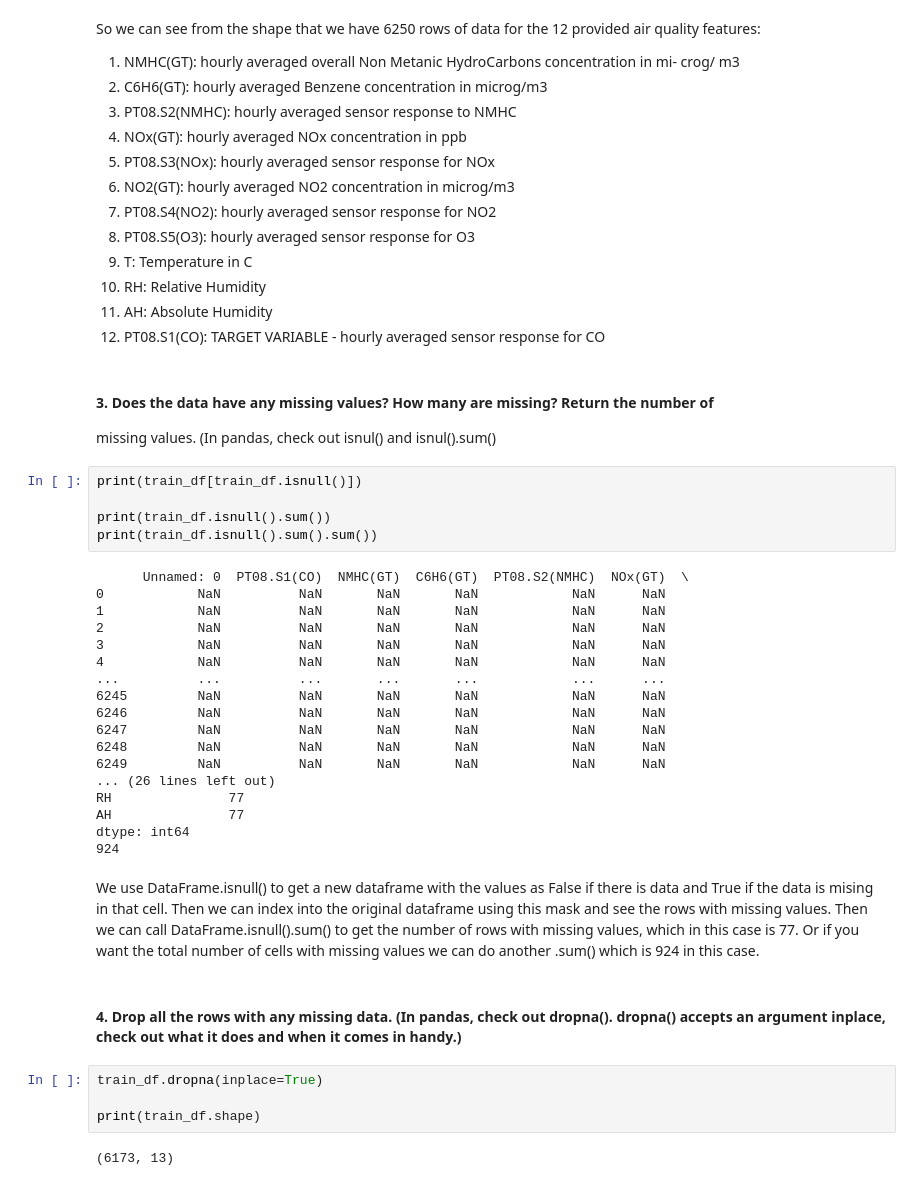
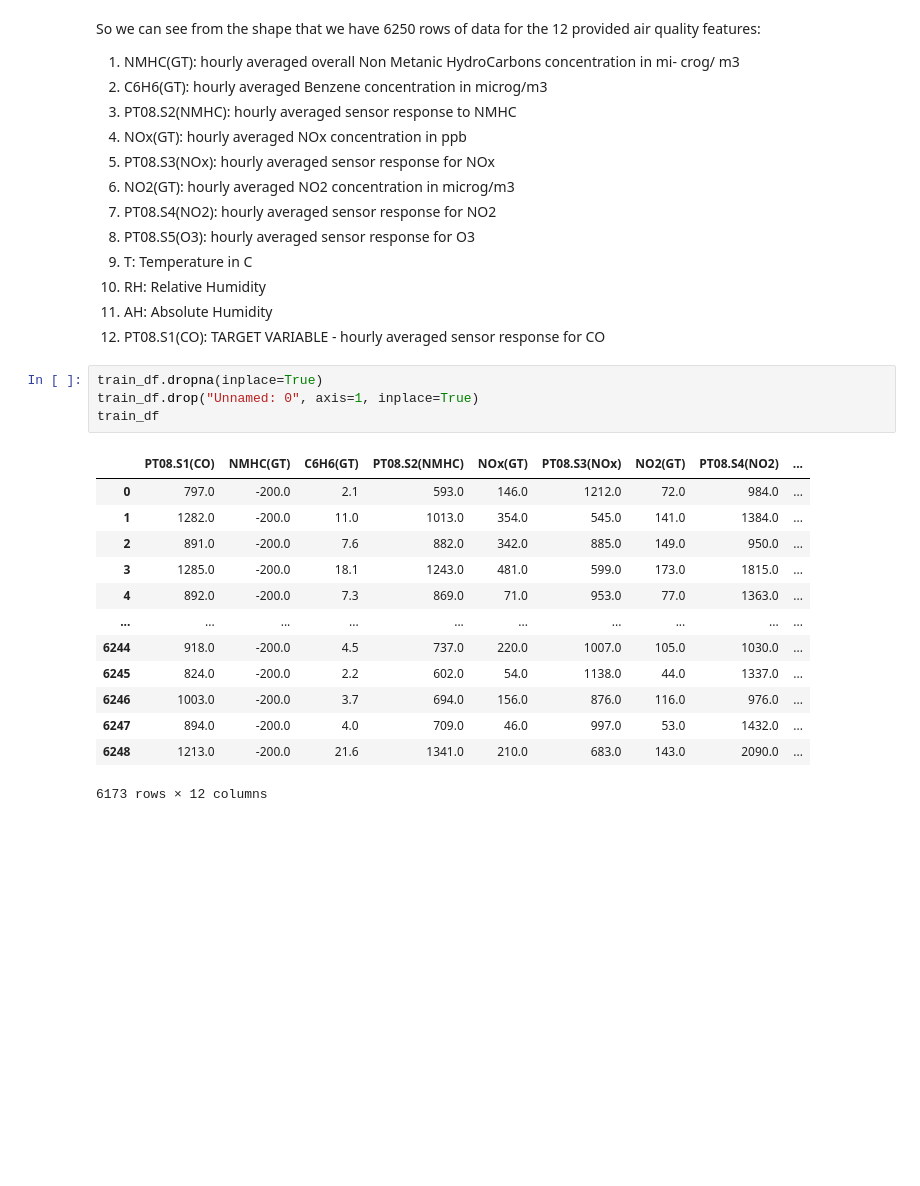
Before and after one commit to Dylan-Harden3/AirQualityRegression, a Jupyter notebook: Regression/Regression.ipynb, the cells around one changed output. Saved outputs shown, nothing was run; the diff lists cells and outputs as text; blank space fills up the shorter version.

```diff
--- a/Regression/Regression.ipynb
+++ b/Regression/Regression.ipynb
@@ -42,39 +38,21 @@ crog/ m3
 10. RH: Relative Humidity
 11. AH: Absolute Humidity
 12. PT08.S1(CO): TARGET VARIABLE - hourly averaged sensor response for CO
-# %% [markdown]
-#### 3. Does the data have any missing values? How many are missing? Return the number of
-missing values. (In pandas, check out isnul() and isnul().sum()
-# %%
-print(train_df[train_df.isnull()])
-
-print(train_df.isnull().sum())
-print(train_df.isnull().sum().sum())
-# %% [output]
-      Unnamed: 0  PT08.S1(CO)  NMHC(GT)  C6H6(GT)  PT08.S2(NMHC)  NOx(GT)  \
-0            NaN          NaN       NaN       NaN            NaN      NaN
-1            NaN          NaN       NaN       NaN            NaN      NaN
-2            NaN          NaN       NaN       NaN            NaN      NaN
-3            NaN          NaN       NaN       NaN            NaN      NaN
-4            NaN          NaN       NaN       NaN            NaN      NaN
-...          ...          ...       ...       ...            ...      ...
-6245         NaN          NaN       NaN       NaN            NaN      NaN
-6246         NaN          NaN       NaN       NaN            NaN      NaN
-6247         NaN          NaN       NaN       NaN            NaN      NaN
-6248         NaN          NaN       NaN       NaN            NaN      NaN
-6249         NaN          NaN       NaN       NaN            NaN      NaN
-... (26 lines left out)
-RH               77
-AH               77
-dtype: int64
-924
-# %% [markdown]
-We use DataFrame.isnull() to get a new dataframe with the values as False if there is data and True if the data is mising in that cell. Then we can index into the original dataframe using this mask and see the rows with missing values. Then we can call DataFrame.isnull().sum() to get the number of rows with missing values, which in this case is 77. Or if you want the total number of cells with missing values we can do another .sum() which is 924 in this case.
-# %% [markdown]
-#### 4. Drop all the rows with any missing data. (In pandas, check out dropna(). dropna() accepts an argument inplace, check out what it does and when it comes in handy.)
 # %%
 train_df.dropna(inplace=True)
-
-print(train_df.shape)
+train_df.drop("Unnamed: 0", axis=1, inplace=True)
+train_df
 # %% [output]
+|  | PT08.S1(CO) | NMHC(GT) | C6H6(GT) | PT08.S2(NMHC) | NOx(GT) | PT08.S3(NOx) | NO2(GT) | PT08.S4(NO2) | ... |
+| 0 | 797.0 | -200.0 | 2.1 | 593.0 | 146.0 | 1212.0 | 72.0 | 984.0 | ... |
+| 1 | 1282.0 | -200.0 | 11.0 | 1013.0 | 354.0 | 545.0 | 141.0 | 1384.0 | ... |
+| 2 | 891.0 | -200.0 | 7.6 | 882.0 | 342.0 | 885.0 | 149.0 | 950.0 | ... |
+| 3 | 1285.0 | -200.0 | 18.1 | 1243.0 | 481.0 | 599.0 | 173.0 | 1815.0 | ... |
+| 4 | 892.0 | -200.0 | 7.3 | 869.0 | 71.0 | 953.0 | 77.0 | 1363.0 | ... |
+| ... | ... | ... | ... | ... | ... | ... | ... | ... | ... |
+| 6244 | 918.0 | -200.0 | 4.5 | 737.0 | 220.0 | 1007.0 | 105.0 | 1030.0 | ... |
+| 6245 | 824.0 | -200.0 | 2.2 | 602.0 | 54.0 | 1138.0 | 44.0 | 1337.0 | ... |
+| 6246 | 1003.0 | -200.0 | 3.7 | 694.0 | 156.0 | 876.0 | 116.0 | 976.0 | ... |
+| 6247 | 894.0 | -200.0 | 4.0 | 709.0 | 46.0 | 997.0 | 53.0 | 1432.0 | ... |
+| 6248 | 1213.0 | -200.0 | 21.6 | 1341.0 | 210.0 | 683.0 | 143.0 | 2090.0 | ... |
-(6173, 13)
+6173 rows × 12 columns
```
Also changed, not shown: parts of 43 cells of this notebook.
